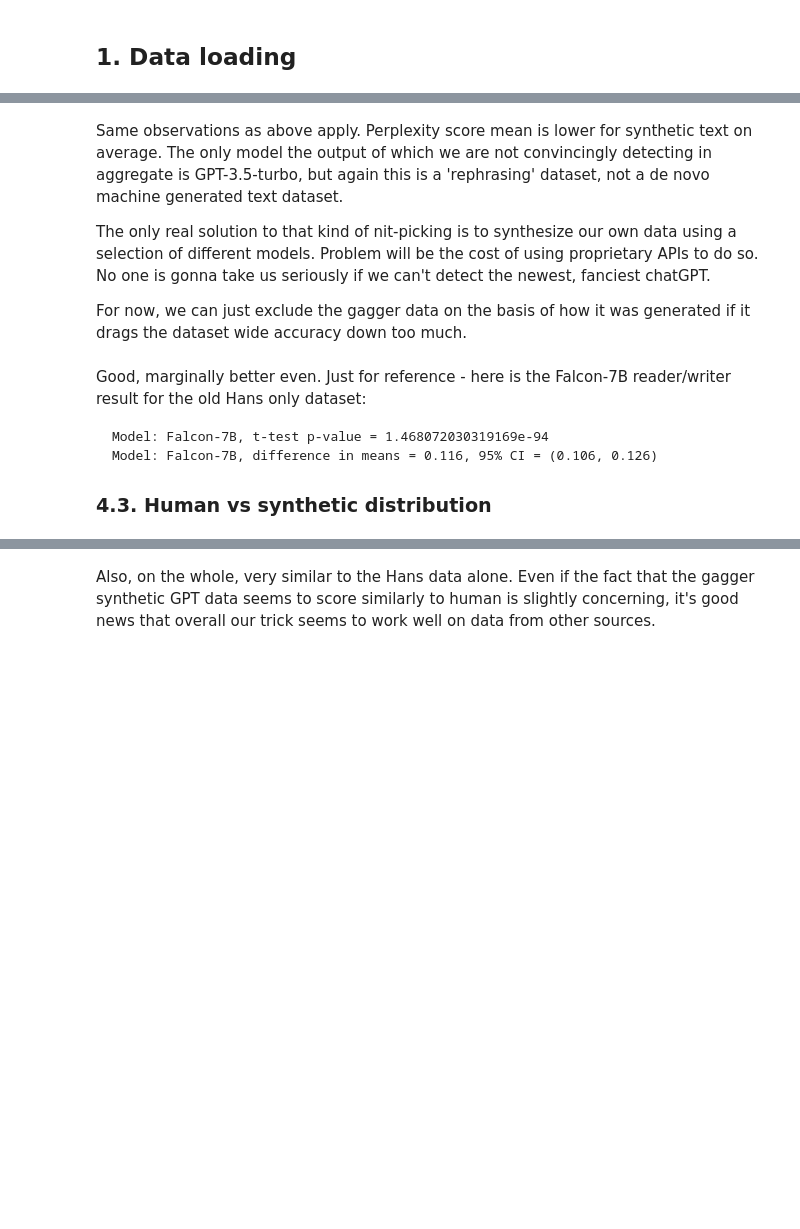
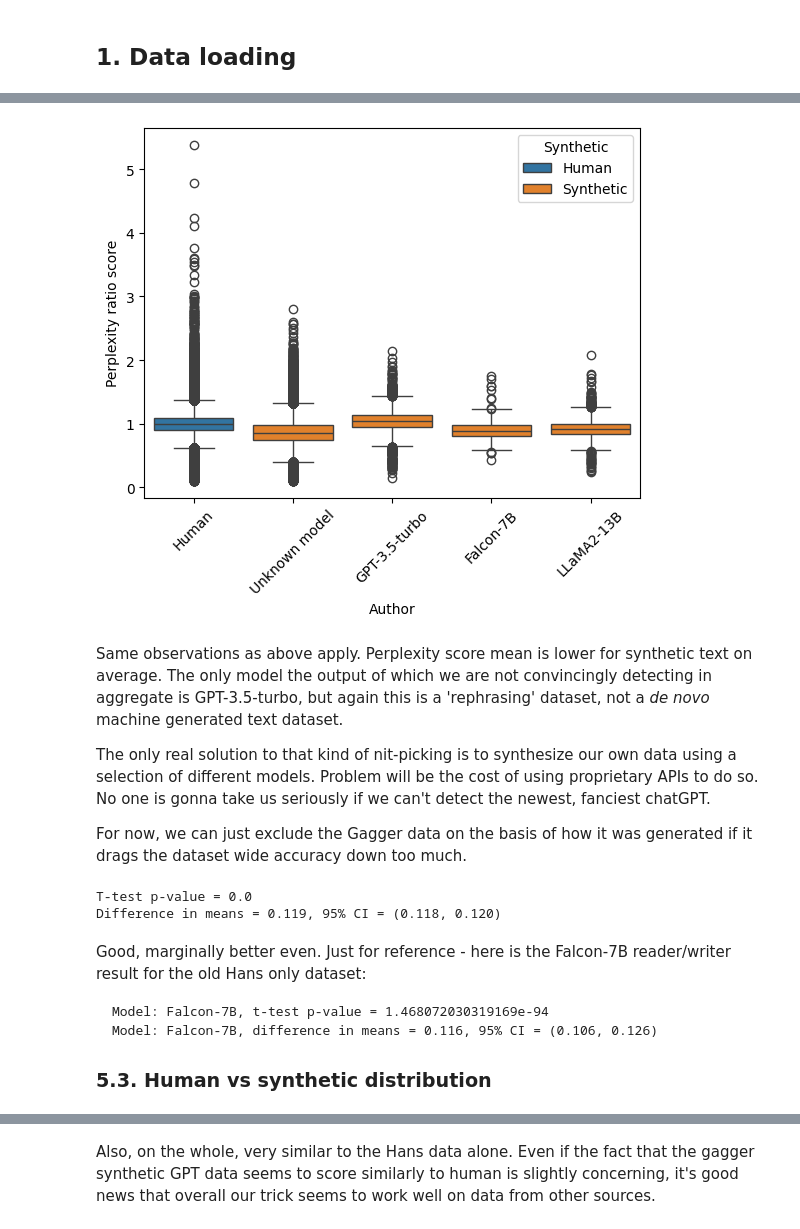
Before and after one commit to gperdrizet/llm_detector, a Jupyter notebook: perplexity_ratio_score/notebooks/07-semantic_chunk_score_exploration.ipynb, the cells around one changed output, grey strips where cells are left out. Cells and saved outputs as stored; diff of their text form; code cells hidden in the pictures; blank space fills up the shorter version.

````diff
--- a/perplexity_ratio_score/notebooks/07-semantic_chunk_score_exploration.ipynb
+++ b/perplexity_ratio_score/notebooks/07-semantic_chunk_score_exploration.ipynb
@@ -87,22 +176,24 @@ Let's do a t-test and set-up a confidence interval around the difference in mean
 # %%
-ax=sns.boxplot(data=working_data_df, x='author', y='perplexity_ratio_score', hue='synthetic')
+ax=sns.boxplot(data=working_data_df, x='Author', y='Perplexity ratio score', hue='Synthetic')
 ax.tick_params(axis='x', labelrotation=45)
-plt.savefig(f'{config.PLOT_PATH}/07-4.2_perplexity_ratio_score_mean_by_author.jpg')
+plt.savefig(f'{config.PLOT_PATH}/07-5.2_perplexity_ratio_score_mean_by_author.jpg')
 plt.show()
+# %% [output]
+[figure, added]
 # %% [markdown]
-Same observations as above apply. Perplexity score mean is lower for synthetic text on average. The only model the output of which we are not convincingly detecting in aggregate is GPT-3.5-turbo, but again this is a 'rephrasing' dataset, not a de novo machine generated text dataset.
+Same observations as above apply. Perplexity score mean is lower for synthetic text on average. The only model the output of which we are not convincingly detecting in aggregate is GPT-3.5-turbo, but again this is a 'rephrasing' dataset, not a *de novo* machine generated text dataset.
 
 The only real solution to that kind of nit-picking is to synthesize our own data using a selection of different models. Problem will be the cost of using proprietary APIs to do so. No one is gonna take us seriously if we can't detect the newest, fanciest chatGPT.
 
-For now, we can just exclude the gagger data on the basis of how it was generated if it drags the dataset wide accuracy down too much.
+For now, we can just exclude the Gagger data on the basis of how it was generated if it drags the dataset wide accuracy down too much.
 # %%
 # Split the data into human and synthetic
-human_df=working_data_df[working_data_df['synthetic'] == 'human']
-synthetic_df=working_data_df[working_data_df['synthetic'] == 'synthetic']
+human_df=working_data_df[working_data_df['Synthetic'] == 'Human']
+synthetic_df=working_data_df[working_data_df['Synthetic'] == 'Synthetic']
 
 # Pull the data for this model
-human=human_df['perplexity_ratio_score']
-synthetic=synthetic_df['perplexity_ratio_score']
+human=human_df['Perplexity ratio score']
+synthetic=synthetic_df['Perplexity ratio score']
 
 # Get the means in question and their difference
 human_mean=mean(human)
@@ -120,6 +211,9 @@ ttest_result = ttest_ind(human, synthetic, alternative='greater')
 
 print(f'T-test p-value = {ttest_result.pvalue}')
 print(f'Difference in means = {mean_diff:.3f}, 95% CI = ({low_bound:.3f}, {high_bound:.3f})')
+# %% [output]
+T-test p-value = 0.0
+Difference in means = 0.119, 95% CI = (0.118, 0.120)
 # %% [markdown]
 Good, marginally better even. Just for reference - here is the Falcon-7B reader/writer result for the old Hans only dataset:
 
@@ -128,5 +222,5 @@ Model: Falcon-7B, t-test p-value = 1.468072030319169e-94
 Model: Falcon-7B, difference in means = 0.116, 95% CI = (0.106, 0.126)
 ```
 
-### 4.3. Human vs synthetic distribution
+### 5.3. Human vs synthetic distribution
 # %%
````
Also changed, not shown: parts of 24 cells of this notebook, 14 other files.
